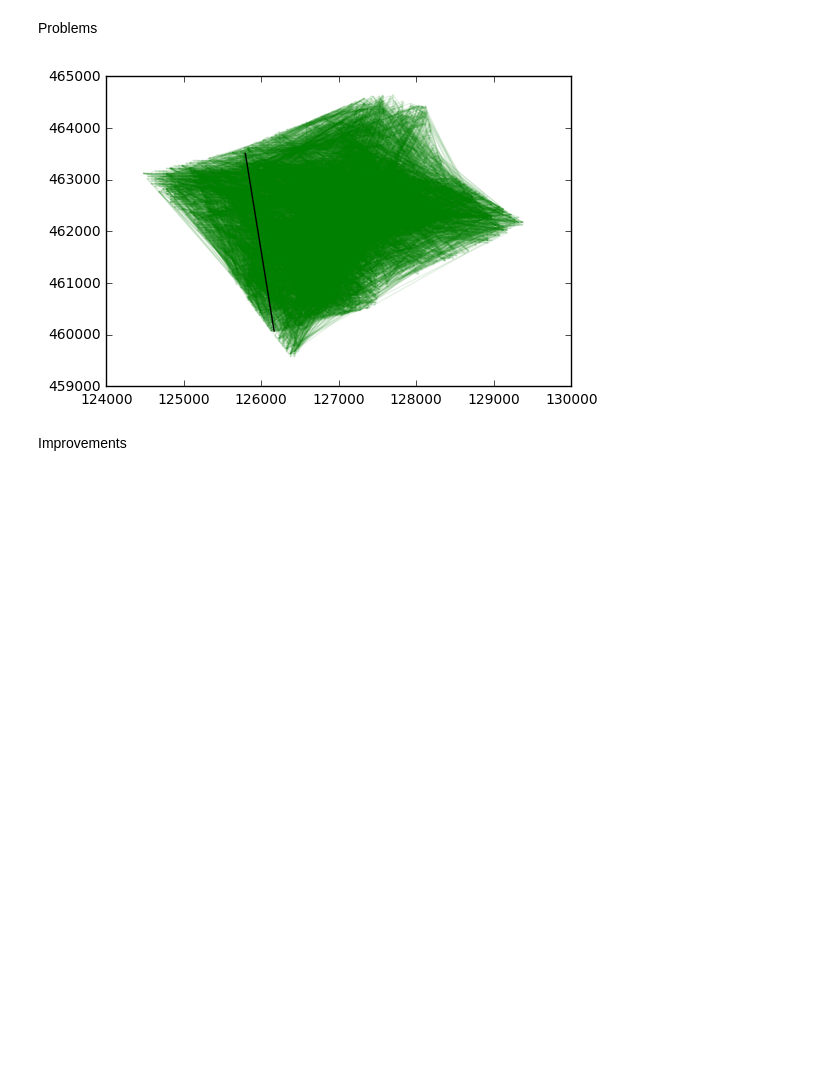
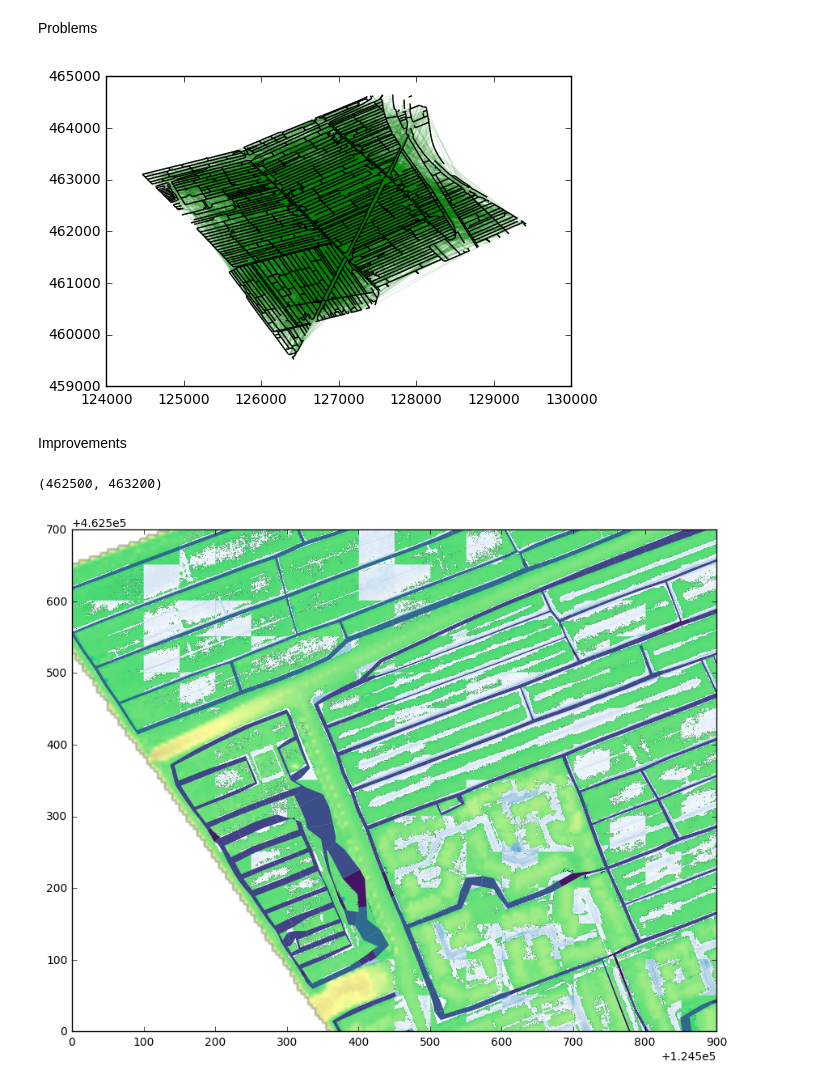
Before and after one commit to openearth/notebooks, a Jupyter notebook: kockengen.ipynb, the cells around one changed output. Saved outputs shown, nothing was run; the diff lists cells and outputs as text; code cells hidden in the pictures; blank space fills up the shorter version.

```diff
--- a/kockengen.ipynb
+++ b/kockengen.ipynb
@@ -289,10 +290,10 @@ fig, ax = plt.subplots()
 
 lines = matplotlib.collections.LineCollection(segments, edgecolor='green', alpha=0.1)
 ax.add_collection(lines)
-lines = matplotlib.collections.LineCollection(segments[212:213,...], edgecolor='black')
+lines = matplotlib.collections.LineCollection(segments[:n_lnx_1d,...], edgecolor='black')
 ax.add_collection(lines)
 ax.autoscale()
 # %% [output]
-[figure, old version]
+[figure, new version]
 # %% [markdown]
 Improvements
@@ -300,0 +307,60 @@ segments[212], ugrid.edges[212], ugrid.nodes[ugrid.edges[212] ]
+# %%
+
+verts = []
+for x, y in zip(grid['bounds_x'], grid['bounds_y']):
+    vertices = np.c_[x[~x.mask], y[~y.mask]]
+    assert (x.mask == y.mask).all()
+    verts.append(vertices)
+vol = ds.variables['mesh1d_vol1'][t, :n_ndx_1d]
+N = matplotlib.colors.Normalize(vol.min(), vol.max())
+colors = matplotlib.cm.Blues(N(vol))
+
+
+waterdepth_1d = ds.variables['mesh1d_waterdepth'][t, :]
+N = matplotlib.colors.Normalize(0, 3.0)
+colors = matplotlib.cm.viridis(N(waterdepth_1d))
+
+polys = matplotlib.collections.PolyCollection(verts, facecolors=colors, edgecolors='none')
+# %%
+fig, ax = plt.subplots(figsize=(13, 8))
+ax.imshow(
+    dem['band'][::10,::10],
+    cmap=matplotlib.cm.terrain,
+    vmin=-5,
+    vmax=5,
+    extent=dem['extent']
+)
+
+
+for face_idx in iter(tables.index):
+    row = tables.ix[face_idx]
+    if not (
+        (bounds_x[0] <= row['extent'][0] < bounds_x[1])
+        or (bounds_x[0] <= row['extent'][1] < bounds_x[1])
+    ):
+        continue
+    if not (
+        (bounds_y[0] <= row['extent'][2] < bounds_y[1])
+        or (bounds_y[0] <= row['extent'][3] < bounds_y[1])
+    ):
+        continue
+    waterdepth_i = subgrid_waterdepth(face_idx, dem=dem, grid=grid, data=data, correction=100, tables=tables)
+    if waterdepth_i is None:
+        # cells without dem
+        print(face_idx)
+        continue
+    # lookup row, so we know where to plot
+
+    ax.imshow(np.ma.masked_less_equal(waterdepth_i, 0.0), extent=row['extent'], vmin=0, vmax=1, cmap='Blues')
+ax.autoscale()
+
+colors[:,3] = 1.0
+s = np.s_[:]
+polys = matplotlib.collections.PolyCollection(verts[s], facecolors=colors[s], edgecolors='none', closed=False)
+ax.add_collection(polys)
+
+ax.set_xlim(*bounds_x)
+ax.set_ylim(*bounds_y)
+# %% [output]
+(462500, 463200)
+[figure, added]
```
Also changed, not shown: parts of 10 cells of this notebook.
